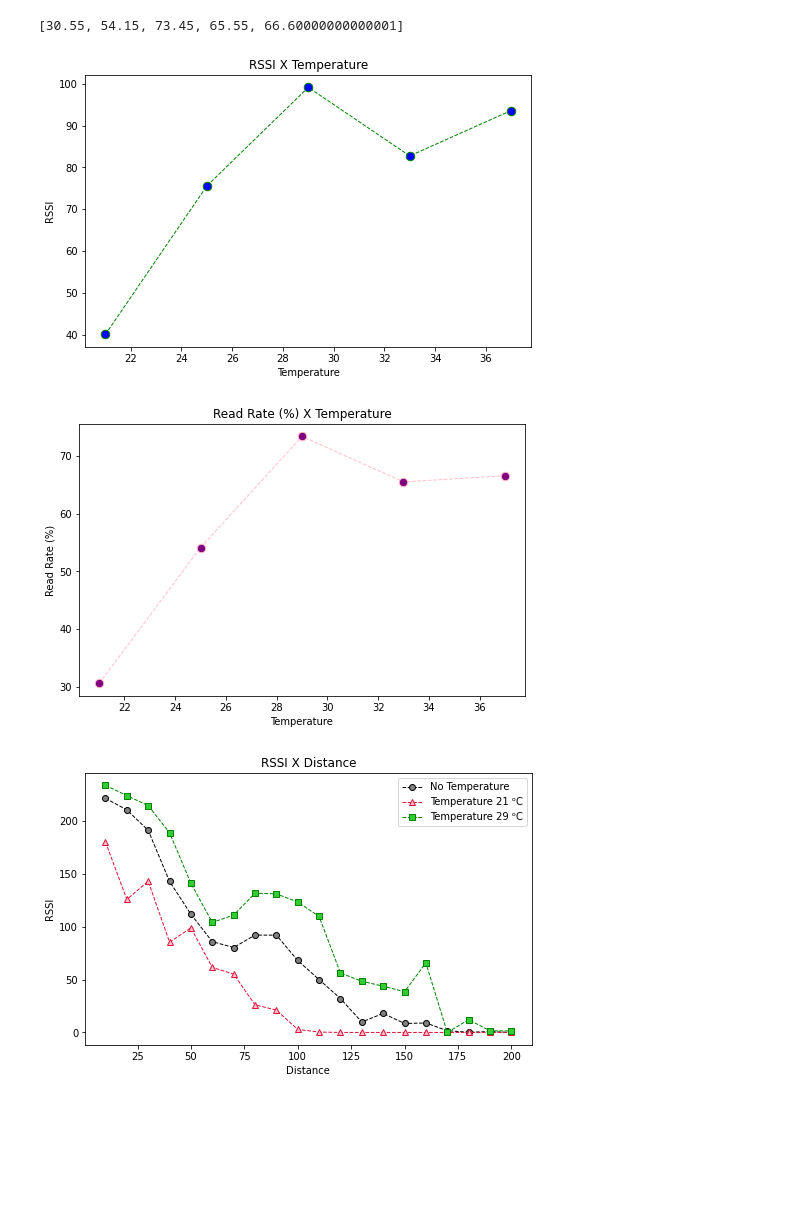
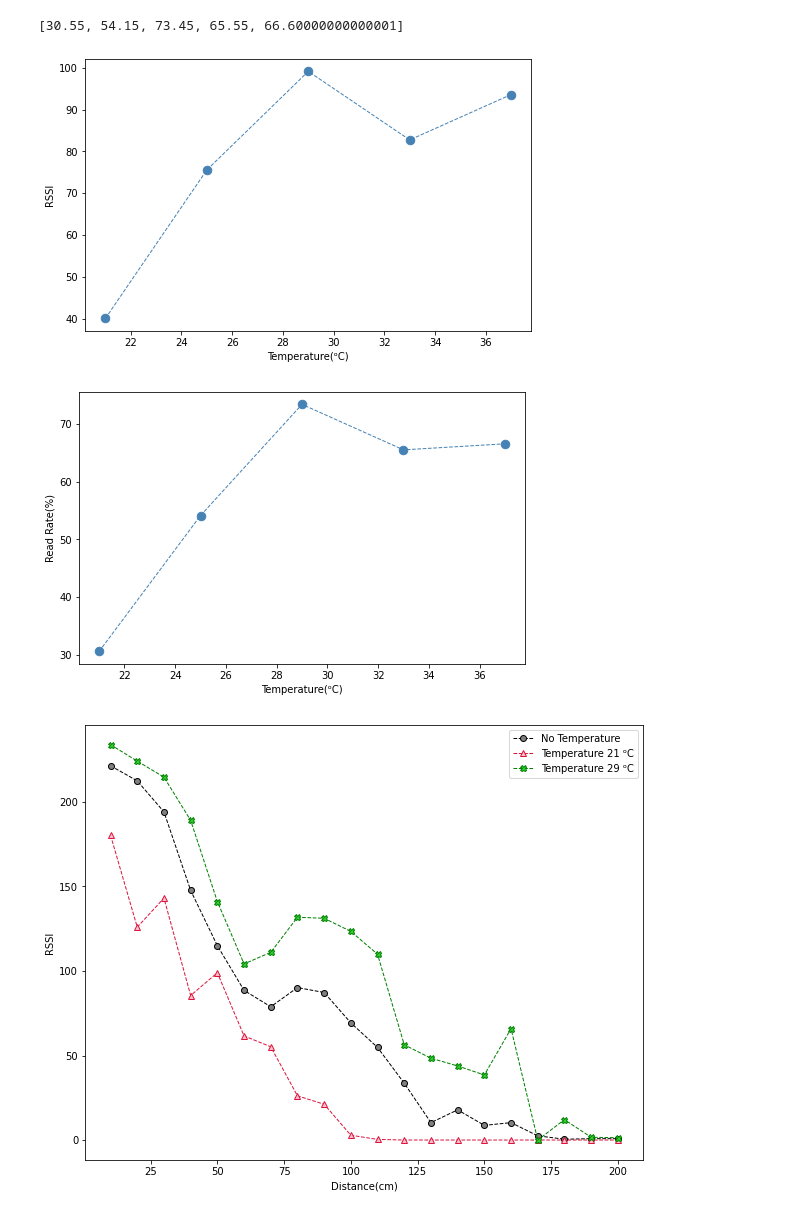
Before and after one commit to KrittiyaB/rfid-lab, a Jupyter notebook: src/temperature.ipynb, the cells around one changed output. Drawn from its saved outputs; the diff is of its cells as text; code cells hidden in the pictures; blank space fills up the shorter version.

```diff
--- a/src/temperature.ipynb
+++ b/src/temperature.ipynb
@@ -52,29 +52,31 @@ allReadTemp
 # %%
 import matplotlib.pyplot as plt
 
 x = sorted(df_temp['Temperature'].unique())
 y = all_temp
 
 plt.figure(figsize=(8,5))
-plt.plot(x, y, color='green', linestyle='dashed', linewidth = 1, marker='o', markerfacecolor='blue', markersize=8.5)
-plt.xlabel('Temperature')
+plt.plot(x, y, color='steelblue', linestyle='dashed', linewidth = 1, marker='o', markerfacecolor='steelblue', markersize=8.5)
+plt.xlabel('Temperature(ᵒC)')
 plt.ylabel('RSSI')
-plt.title('RSSI X Temperature')
+# plt.title('RSSI X Temperature')
+# plt.savefig('../img/rssi_temp.png', dpi=150)
 plt.show()
 # %% [output]
-[figure, old version]
+[figure, new version]
 # %%
 x = sorted(df_temp['Temperature'].unique())
 y = allReadTemp
 plt.figure(figsize=(8,5))
-plt.plot(x, y, color='pink', linestyle='dashed', linewidth = 1, marker='o', markerfacecolor='purple', markersize=8.5)
+plt.plot(x, y, color='steelblue', linestyle='dashed', linewidth = 1, marker='o', markerfacecolor='steelblue', markersize=8.5)
 
-plt.xlabel('Temperature')
-plt.ylabel('Read Rate (%)')
-plt.title('Read Rate (%) X Temperature')
+plt.xlabel('Temperature(ᵒC)')
+plt.ylabel('Read Rate(%)')
+# plt.title('Read Rate (%) X Temperature')
+# plt.savefig('../img/rr_temp.png', dpi=150)
 plt.show()
 # %% [output]
-[figure, old version]
+[figure, new version]
 # %%
 df_no_temp2 = df_no_temp[['Distance','RSSI','Detect']]
 no_temp_dist_group = df_no_temp2.groupby('Distance')
@@ -255,17 +419,21 @@ all_rr_rssi_dt29 = [mean(rr_d10_t29)*100,mean(rr_d20_t29)*100,mean(rr_d30_t29)*1
 # %%
 x = df_temp.Distance.unique()
-plt.figure(figsize=(8,5))
+plt.figure(figsize=(10,8))
 plt.plot(x, all_rssi_no_temp, label='No Temperature', color='black', linestyle='dashed', linewidth = 1, marker='o', markerfacecolor='gray', markersize=6)
 plt.plot(x, all_rssi_dt21, label='Temperature 21 ᵒC', color='crimson', linestyle='dashed', linewidth = 1, marker='^', markerfacecolor='pink', markersize=6)
-plt.plot(x, all_rssi_dt29, label='Temperature 29 ᵒC', color='green', linestyle='dashed', linewidth = 1, marker='s', markerfacecolor='limegreen', markersize=6)
+# plt.plot(x, all_rssi_dt25, label='Temperature 25 ᵒC', color='indigo', linestyle='dashed', linewidth = 1, marker='d', markerfacecolor='plum', markersize=6)
+plt.plot(x, all_rssi_dt29, label='Temperature 29 ᵒC', color='green', linestyle='dashed', linewidth = 1, marker='X', markerfacecolor='limegreen', markersize=6)
+# plt.plot(x, all_rssi_dt33, label='Temperature 33 ᵒC', color='gold', linestyle='dashed', linewidth = 1, marker='p', markerfacecolor='lightyellow', markersize=6)
+# plt.plot(x, all_rssi_dt37, label='Temperature 37 ᵒC', color='dodgerblue', linestyle='dashed', linewidth = 1, marker='s', markerfacecolor='lightblue', markersize=6)
 
 plt.legend()
-plt.xlabel('Distance')
+plt.xlabel('Distance(cm)')
 plt.ylabel('RSSI')
-plt.title('RSSI X Distance')
+# plt.title('RSSI X Distance')
+plt.savefig('../img/bw_rssi_dist_all_temp.png', dpi=150)
 plt.show()
 # %% [output]
-[figure, old version]
+[figure, new version]
 # %%
 x = df_temp.Distance.unique()
 y = all_rssi_rr_no_temp
```
Also changed, not shown: parts of 7 cells of this notebook, 12 other files.
